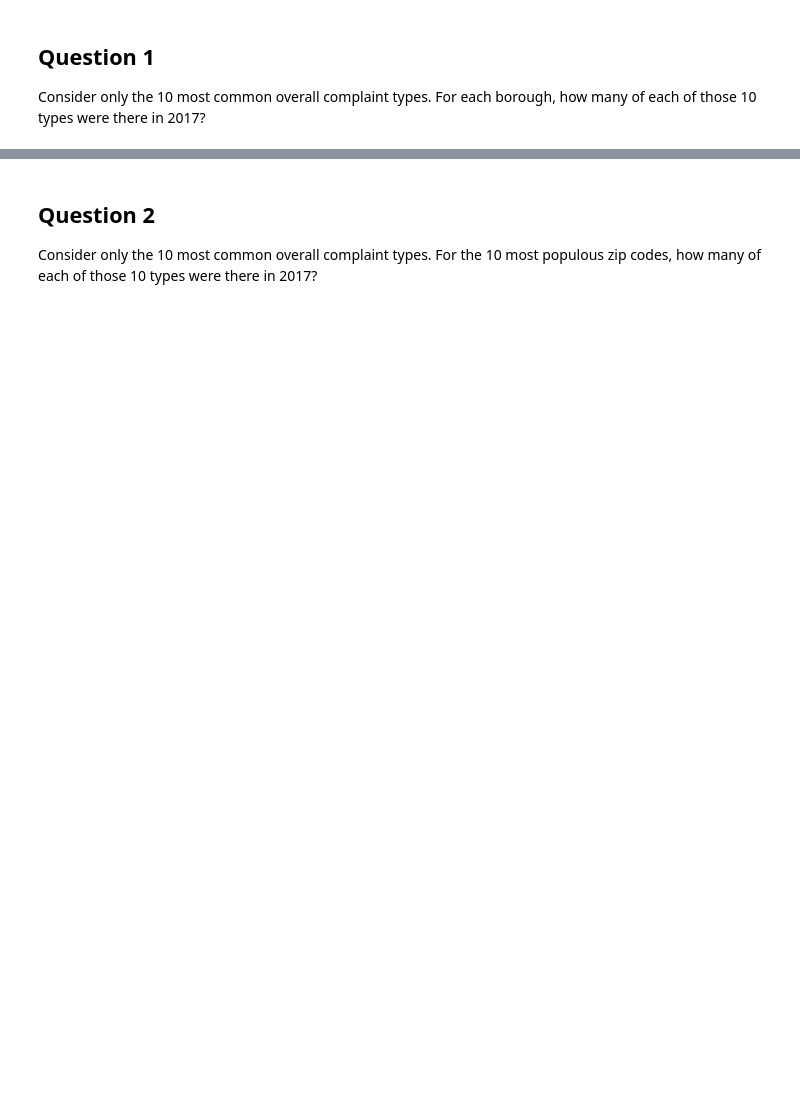
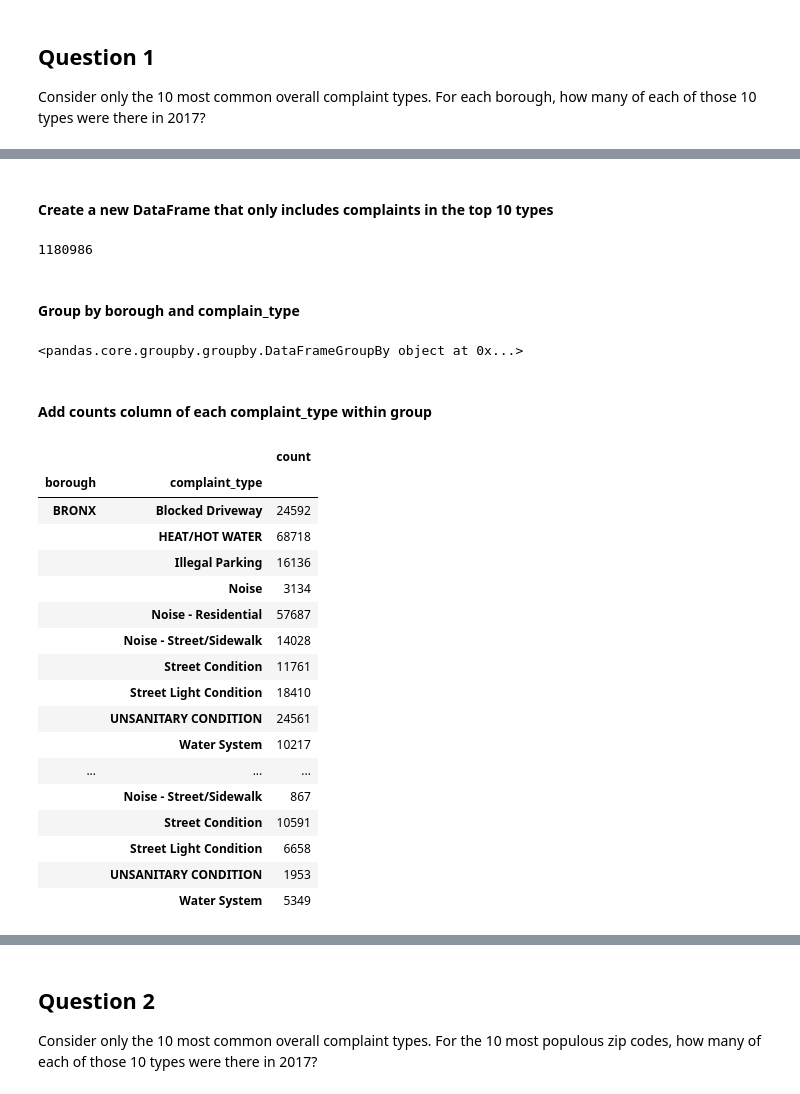
Before and after one commit to gato-rapido/complaint-cleanup, a Jupyter notebook: work/311.ipynb, the cells around one changed output, grey strips where cells are left out. Saved outputs shown, nothing was run; the diff lists cells and outputs as text; code cells hidden in the pictures; blank space fills up the shorter version.

```diff
--- a/work/311.ipynb
+++ b/work/311.ipynb
@@ -155,18 +179,10 @@ Skip to compare with raw data
 # %%
 # Load the zip-to-borough DataFrame for unspecified boroughs cleanup
 zip_borough_filename = './data/zip_borough.csv'
-zip_borough = pd.read_csv(zip_borough_filename)
-
-# Make sure all zips are numeric, drop rows that aren't for now
-df['incident_zip'] = pd.to_numeric(df['incident_zip'], downcast='integer', errors='coerce')
-df = df.dropna(subset=['incident_zip'])
-
-# Change the zip column back to an int
-cols = ['incident_zip']
-df[cols] = df[cols].applymap(np.int64)
+zip_borough = pd.read_csv(zip_borough_filename, dtype=str)
 
 # Add the borough by zip column
-df = df.merge(zip_borough, how='left', on=['incident_zip'])
+data_2017_subset = data_2017_subset.merge(zip_borough, how='left', on=['incident_zip'])
 
-# If we find an unspecified borough, update it from the borough by zip column
-df['borough'] = df.apply(lambda x: x['zip_borough'] if x['borough'] == 'Unspecified' else x['borough'], axis=1)
+# If we find an unspecified borough, update it from the zip_borough column
+data_2017_subset['borough'] = data_2017_subset.apply(lambda x: x['zip_borough'] if x['borough'] == 'Unspecified' else x['borough'], axis=1)
@@ -188,0 +195,3 @@ Name: complaint_type, dtype: int64
+# %%
+top_10_complaint_types = data_2017_subset.complaint_type.value_counts().nlargest(10)
+top_10_complaint_types
@@ -223,0 +214,38 @@ counts.reset_index().sort_values(['borough','count'], ascending=False).set_index
+# %% [markdown]
+#### Create a new DataFrame that only includes complaints in the top 10 types
+# %%
+question_1_dataframe = data_2017_subset[data_2017_subset['complaint_type'].isin(top_10_complaint_types.index)]
+len(question_1_dataframe)
+# %% [output]
+1180986
+# %% [markdown]
+#### Group by borough and complain_type
+# %%
+question_1_dataframe = question_1_dataframe.groupby(['borough', 'complaint_type'])
+question_1_dataframe
+# %% [output]
+<pandas.core.groupby.groupby.DataFrameGroupBy object at 0x...>
+# %% [markdown]
+#### Add counts column of each complaint_type within group
+# %%
+question_1_dataframe = question_1_dataframe.size().to_frame(name='count')
+question_1_dataframe
+# %% [output]
+|  |  | count |
+| borough | complaint_type |  |
+| BRONX | Blocked Driveway | 24592 |
+|  | HEAT/HOT WATER | 68718 |
+|  | Illegal Parking | 16136 |
+|  | Noise | 3134 |
+|  | Noise - Residential | 57687 |
+|  | Noise - Street/Sidewalk | 14028 |
+|  | Street Condition | 11761 |
+|  | Street Light Condition | 18410 |
+|  | UNSANITARY CONDITION | 24561 |
+|  | Water System | 10217 |
+| ... | ... | ... |
+|  | Noise - Street/Sidewalk | 867 |
+|  | Street Condition | 10591 |
+|  | Street Light Condition | 6658 |
+|  | UNSANITARY CONDITION | 1953 |
+|  | Water System | 5349 |
```
Also changed, not shown: parts of 63 cells of this notebook.
